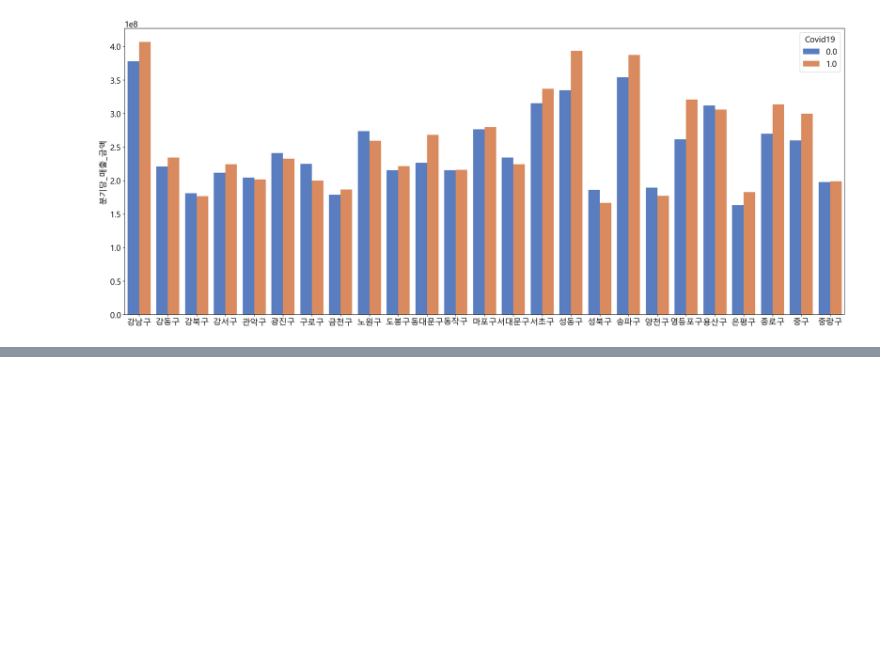
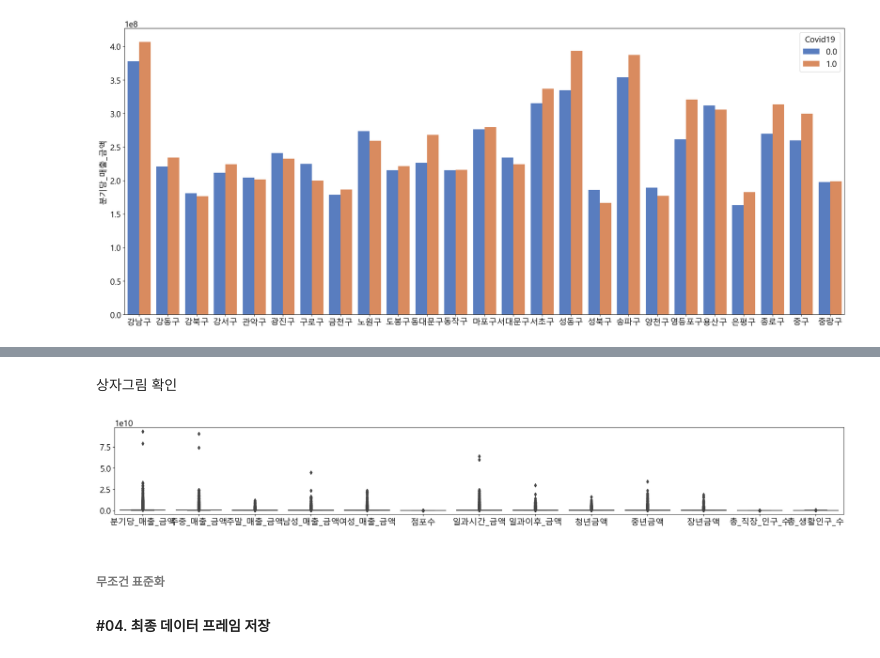
Before and after one commit to jihun5/it_jupyter, a Jupyter notebook: 번외편/02-CDA.ipynb, the cells around one changed output, grey strips where cells are left out. Saved outputs shown, nothing was run; the diff lists cells and outputs as text; code cells hidden in the pictures; blank space fills up the shorter version.

```diff
--- a/번외편/CDA.ipynb
+++ b/번외편/02-CDA.ipynb
@@ -355,0 +358,3 @@ plt.close()
+# %%
+tmp = df.drop(['엑스좌표_값', '와이좌표_값'], axis=1)
+tmp.describe().T.drop('count', axis=1)
@@ -355,0 +376,13 @@ plt.close()
+# %% [markdown]
+상자그림 확인
+# %%
+plt.figure(figsize=(25, 3))
+sb.boxplot(tmp)
+plt.show()
+plt.close()
+# %% [output]
+[figure, added]
+# %% [markdown]
+###### 무조건 표준화
+
+#### #04. 최종 데이터 프레임 저장
```
Also changed, not shown: parts of 3 cells of this notebook, 2 other files.
